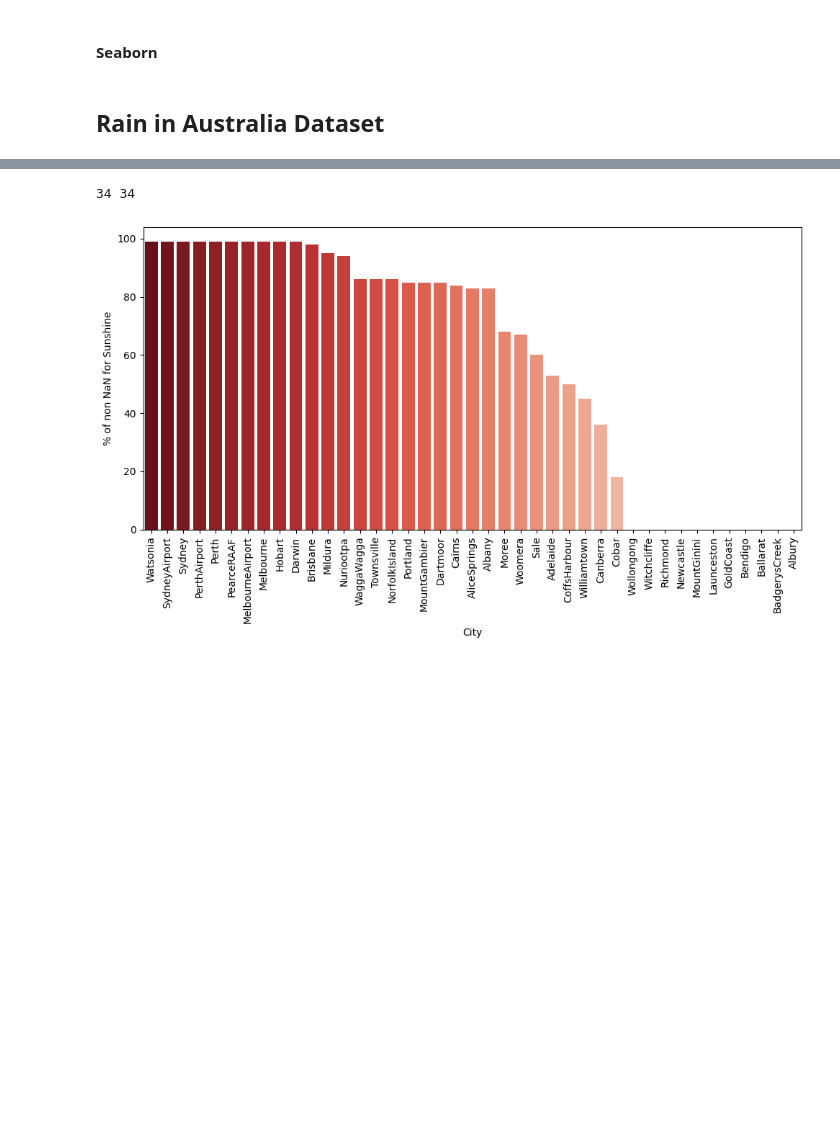
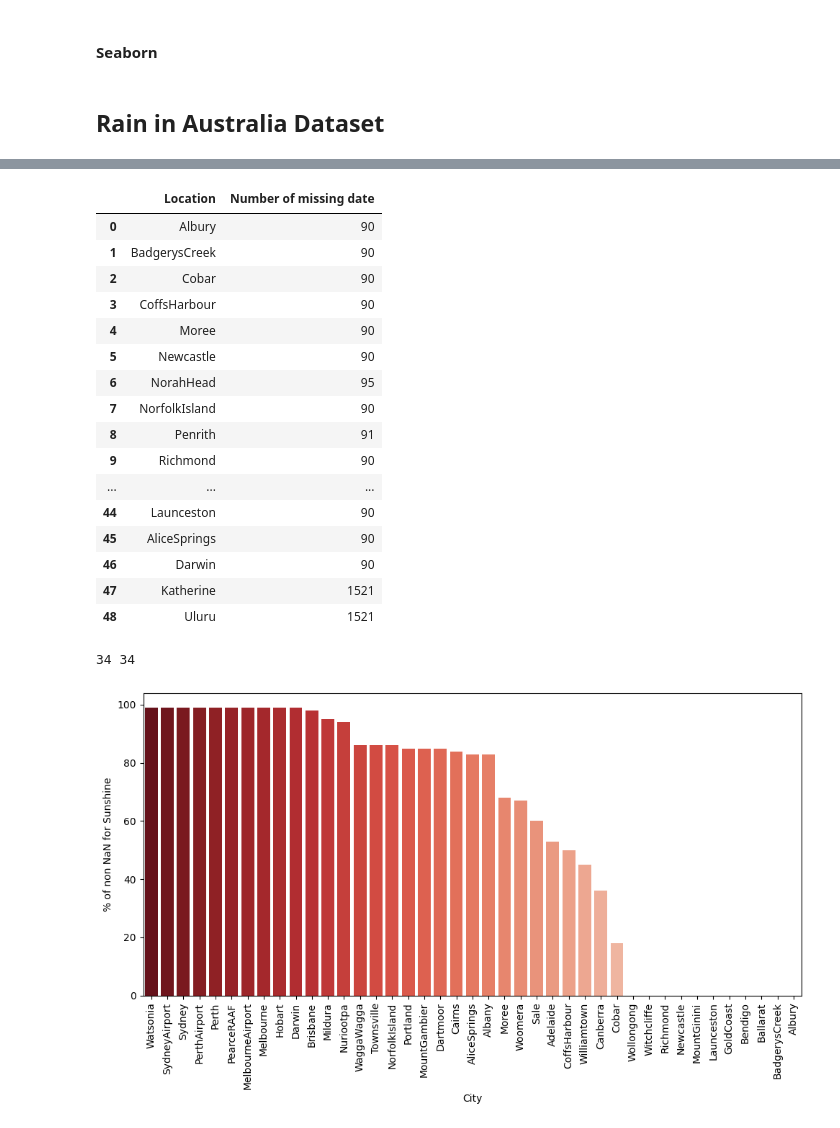
Before and after one commit to SnewZz/INFO-Y528-Info_vis_project, a Jupyter notebook: Preprocessing/project.ipynb, the cells around one changed output, grey strips where cells are left out. Drawn from its saved outputs; the diff is of its cells as text; code cells hidden in the pictures; blank space fills up the shorter version.

```diff
--- a/Preprocessing/project.ipynb
+++ b/Preprocessing/project.ipynb
@@ -198,3 +177,45 @@ df4_1
+# %%
+start = datetime.datetime.strptime("2009-01-01", "%Y-%m-%d")
+end = datetime.datetime.strptime("2017-06-26", "%Y-%m-%d")
+date_lst = [start + datetime.timedelta(days=x) for x in range(0, (end-start).days)]
+date_lst = [date.strftime("%Y-%m-%d") for date in date_lst]
+
+#We verify that they are no missing date from the maximum date to the end.
+nb_missing_date = []
+for city in city_lst:
+    city_data = df1.loc[(df1['Location'] == city) & (df1['Date'] >= '2009-01-01') & (df1['Date'] < '2017-06-25')]
+    if city_data['Date'].count() != 3098:
+        missing_date = []
+        #print(city, 3098 - city_data['Date'].count())
+        for date in date_lst:
+            if date not in list(city_data['Date']):
+                missing_date.append(date)
+        #print(missing_date[0])
+        #print(missing_date[30])
+        #print(missing_date[61])
+        nb_missing_date.append(len(missing_date))
+
+data = {'Location':city_lst, 'Number of missing date':nb_missing_date}
+df6 = pd.DataFrame(data)
+df6
+# %% [output]
+|  | Location | Number of missing date |
+| 0 | Albury | 90 |
+| 1 | BadgerysCreek | 90 |
+| 2 | Cobar | 90 |
+| 3 | CoffsHarbour | 90 |
+| 4 | Moree | 90 |
+| 5 | Newcastle | 90 |
+| 6 | NorahHead | 95 |
+| 7 | NorfolkIsland | 90 |
+| 8 | Penrith | 91 |
+| 9 | Richmond | 90 |
+| ... | ... | ... |
+| 44 | Launceston | 90 |
+| 45 | AliceSprings | 90 |
+| 46 | Darwin | 90 |
+| 47 | Katherine | 1521 |
+| 48 | Uluru | 1521 |
 # %%
 import re
 #Check how the distribution of some attribute for each city (by month,quarter, year)
```
Also changed, not shown: parts of 4 cells of this notebook.
